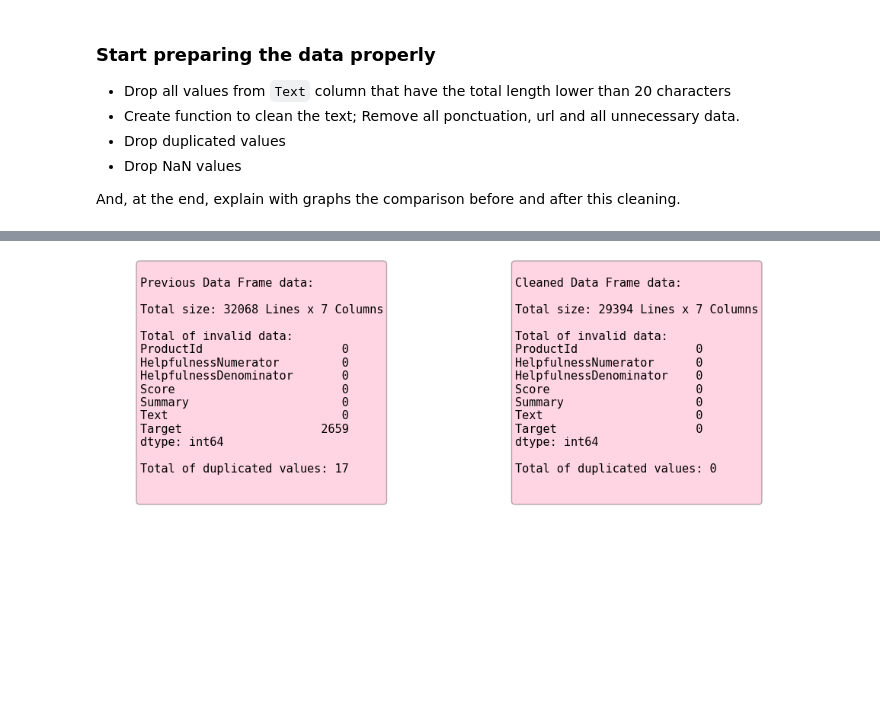
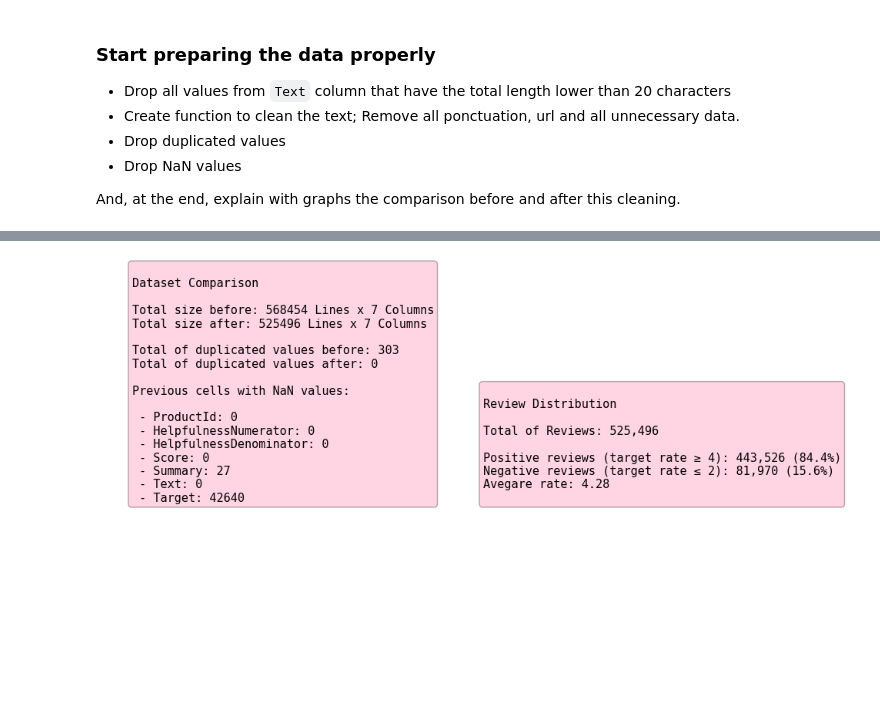
Before and after one commit to mariannebravo/feelings-review, a Jupyter notebook: src/step01_clean_and_prepare.ipynb, the cells around one changed output, grey strips where cells are left out. Drawn from its saved outputs; the diff is of its cells as text; code cells hidden in the pictures.

Commit message:
Add review distribution with data from Total Reviews, positive, negative and average review rate

```diff
--- a/src/step01_clean_and_prepare.ipynb
+++ b/src/step01_clean_and_prepare.ipynb
@@ -9,11 +9,10 @@ import string
 import matplotlib.pyplot as plt
 import seaborn as sns
 
-# path = kagglehub.dataset_download("snap/amazon-fine-food-reviews")
-# csv_path = os.path.join(path, "Reviews.csv")
-# csv_path = os.path.join('Reviews.csv')
+path = kagglehub.dataset_download("snap/amazon-fine-food-reviews")
+csv_path = os.path.join(path, "Reviews.csv")
 
-df = pd.read_csv('Reviews.csv', engine='python', on_bad_lines='skip')
+df = pd.read_csv(csv_path, engine='python', on_bad_lines='skip')
 
 pd.set_option('display.max_columns', None)
 pd.options.display.float_format = '{:.2f}'.format
@@ -37,7 +38,7 @@ display(df.head(10))
 skip = [ 0, 2, 3, 7 ]
 cols = [ i for i in range(len(df.columns)) if i not in skip ] # remove the columns that i'll not use
 
-df = pd.read_csv('Reviews.csv', engine='python', on_bad_lines='skip', usecols=cols)
+df = pd.read_csv(csv_path, engine='python', on_bad_lines='skip', usecols=cols)
 
 display(df.head(10))
 # %% [output]
@@ -171,50 +172,52 @@ plt.subplot(1, 2, 1)
 plt.axis('off')
 
 previous_data_text = f"""
-Previous Data Frame data:
+Dataset Comparison
 
-Total size: {df.shape[0]} Lines x {df.shape[1]} Columns
+Total size before: {df.shape[0]} Lines x {df.shape[1]} Columns
+Total size after: {df_clean.shape[0]} Lines x {df_clean.shape[1]} Columns
 
-Total of invalid data:
-{df.isna().sum()}
+Total of duplicated values before: {df.duplicated().sum()}
+Total of duplicated values after: {df_clean.duplicated().sum()}
 
-Total of duplicated values: {df.duplicated().sum()}
+Previous cells with NaN values:
+"""
 
-"""
+for col in df.columns:
+  col_with_nan = (df[col].isna().sum())
+  previous_data_text += f"\n - {col}: {col_with_nan}"
 
 plt.text(
     0.1, 0.5,
     previous_data_text,
     fontsize=11,
     family='monospace',
     bbox=dict(boxstyle='round', facecolor='#ff75a5', alpha=0.3)
   )
 
 
 plt.subplot(1, 2, 2)
 plt.axis('off')
 
-cleaned_data_text = f"""
-Cleaned Data Frame data:
+review_rate_text = f"""
+Review Distribution
 
-Total size: {df_clean.shape[0]} Lines x {df_clean.shape[1]} Columns
+Total of Reviews: {len(df_clean):,}
 
-Total of invalid data:
-{df_clean.isna().sum()}
-
-Total of duplicated values: {df_clean.duplicated().sum()}
-
+Positive reviews (target rate ≥ 4): {(df_clean['Target'] == 'positive').sum():,} ({(df_clean['Target'] == 'positive').sum() / len(df_clean) * 100:.1f}%)
+Negative reviews (target rate ≤ 2): {(df_clean['Target'] == 'negative').sum():,} ({(df_clean['Target'] == 'negative').sum() / len(df_clean) * 100:.1f}%)
+Avegare rate: {df_clean['Score'].mean():.2f}
 """
 
 plt.text(
     0.1, 0.5,
-    cleaned_data_text,
+    review_rate_text,
     fontsize=11,
     family='monospace',
     bbox=dict(boxstyle='round', facecolor='#ff75a5', alpha=0.3)
   )
 
 plt.tight_layout()
 plt.show()
 # %% [output]
-[figure, old version]
+[figure, new version]
```
Also changed, not shown: parts of 4 cells of this notebook.
